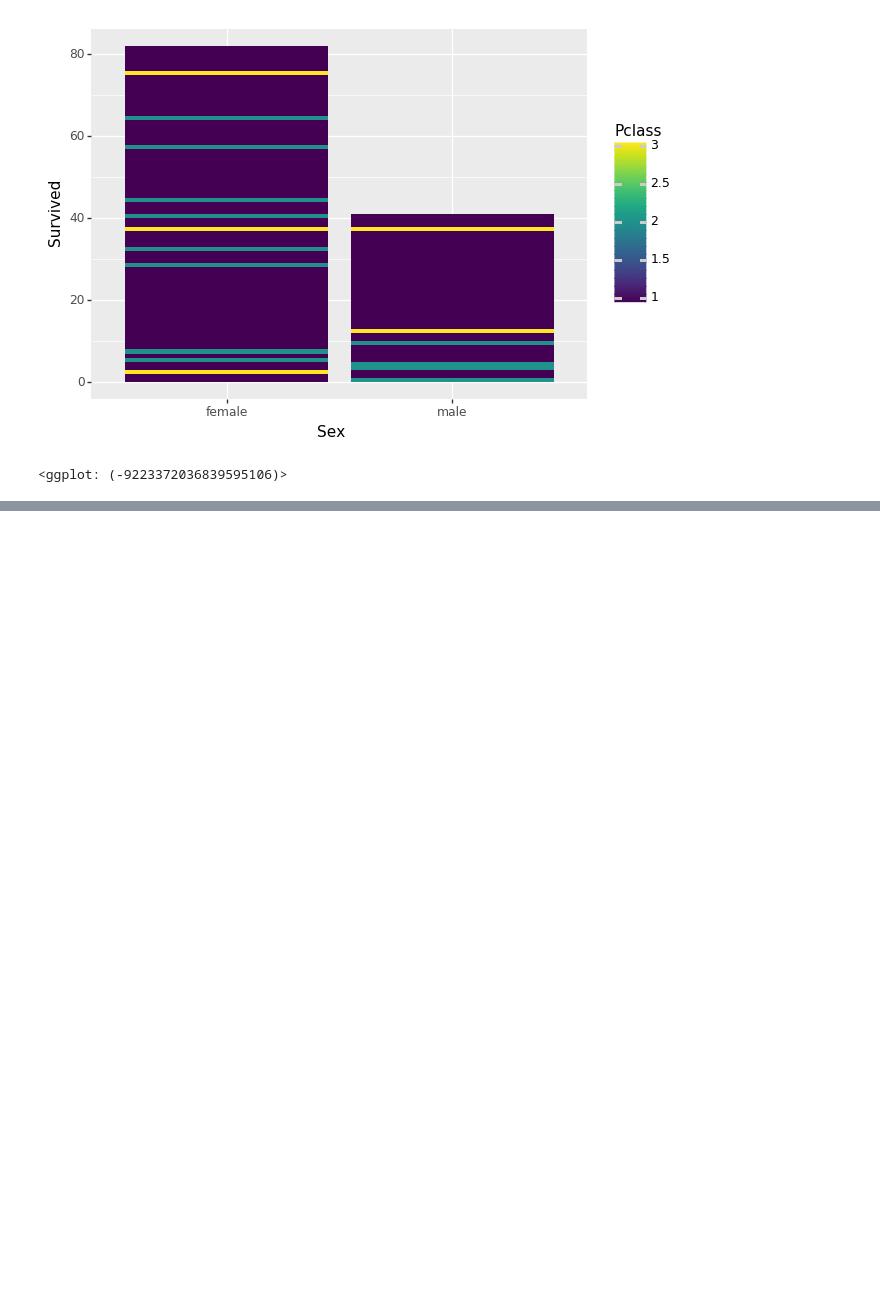
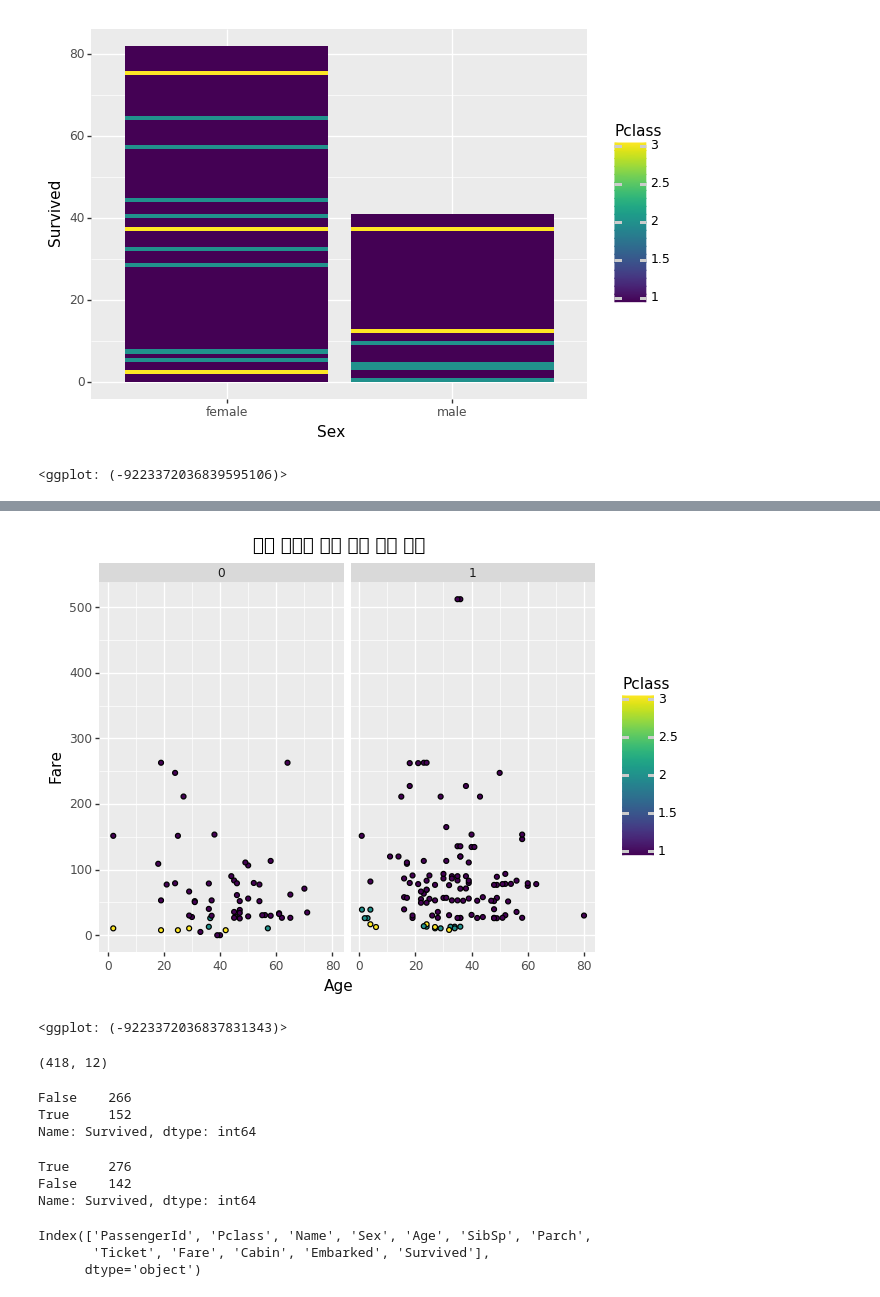
Before and after one commit to seoyeongsong/Titanic, a Jupyter notebook: 20180816_Titanic Visualization.ipynb, the cells around one changed output, grey strips where cells are left out. Cells and saved outputs as stored; diff of their text form; code cells hidden in the pictures; blank space fills up the shorter version.

```diff
--- a/20180816_Titanic Visualization.ipynb
+++ b/20180816_Titanic Visualization.ipynb
@@ -151,2 +163,13 @@ train.shape
+# %%
+(ggplot(train)
+ + aes(x='Age', y='Fare', fill='Pclass')
+ + geom_point()
+ + ggtitle('생존 여부별 성별 요금 등급 분포')
+ + facet_wrap('~Survived')
+ + theme(text=element_text(family='NanumBarunGothic'))
+)
+# %% [output]
+[figure, added]
+<ggplot: (-9223372036837831343)>
 # %%
 # 결측치가 존재할 경우 평균값으로 대체할 수 있다.
@@ -152,0 +178,6 @@ train.shape
+# %%
+test.shape
+
+# column 수가 1 늘어남
+# %% [output]
+(418, 12)
@@ -152,0 +186,6 @@ train.shape
+# %%
+test['Survived'].value_counts()
+# %% [output]
+False    266
+True     152
+Name: Survived, dtype: int64
@@ -152,0 +194,12 @@ train.shape
+# %%
+test['Survived'].value_counts()
+# %% [output]
+True     276
+False    142
+Name: Survived, dtype: int64
+# %%
+test.columns
+# %% [output]
+Index(['PassengerId', 'Pclass', 'Name', 'Sex', 'Age', 'SibSp', 'Parch',
+       'Ticket', 'Fare', 'Cabin', 'Embarked', 'Survived'],
+      dtype='object')
```
Also changed, not shown: parts of 14 cells of this notebook.
